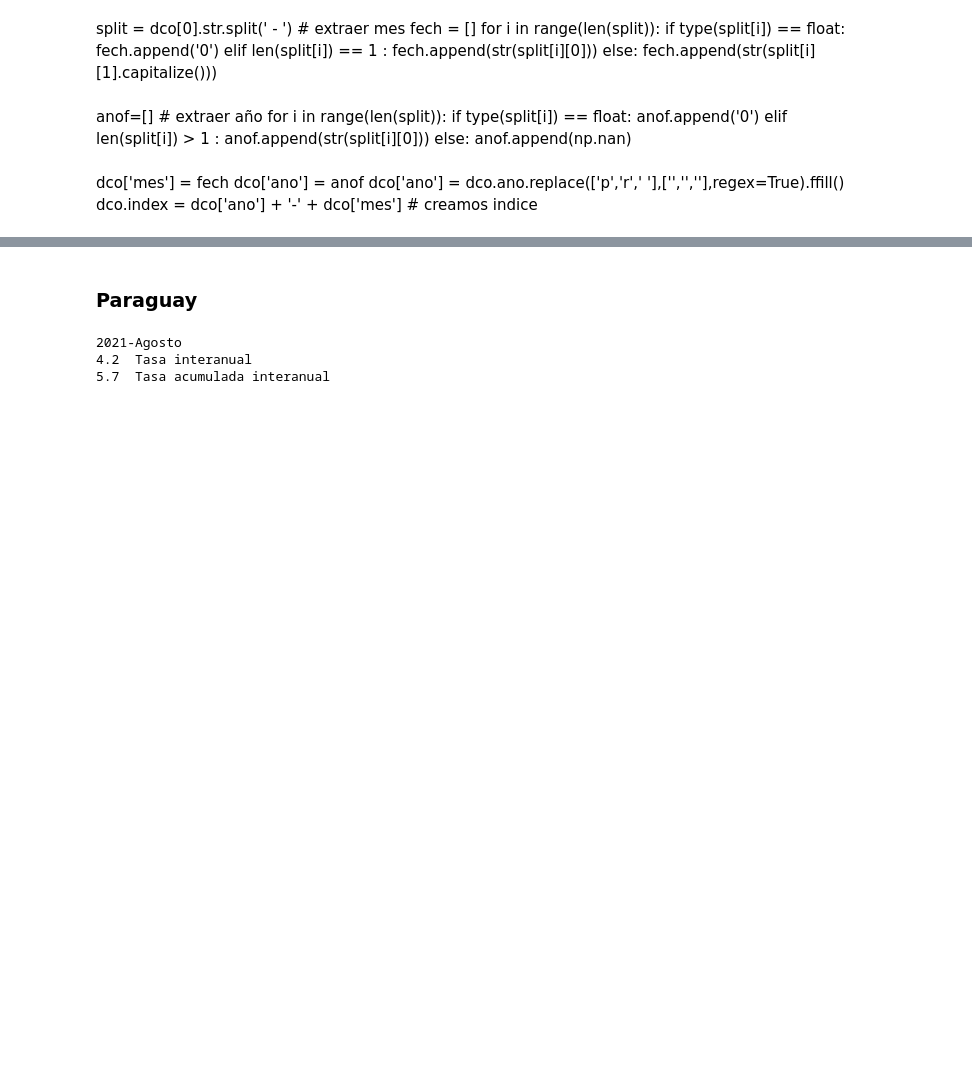
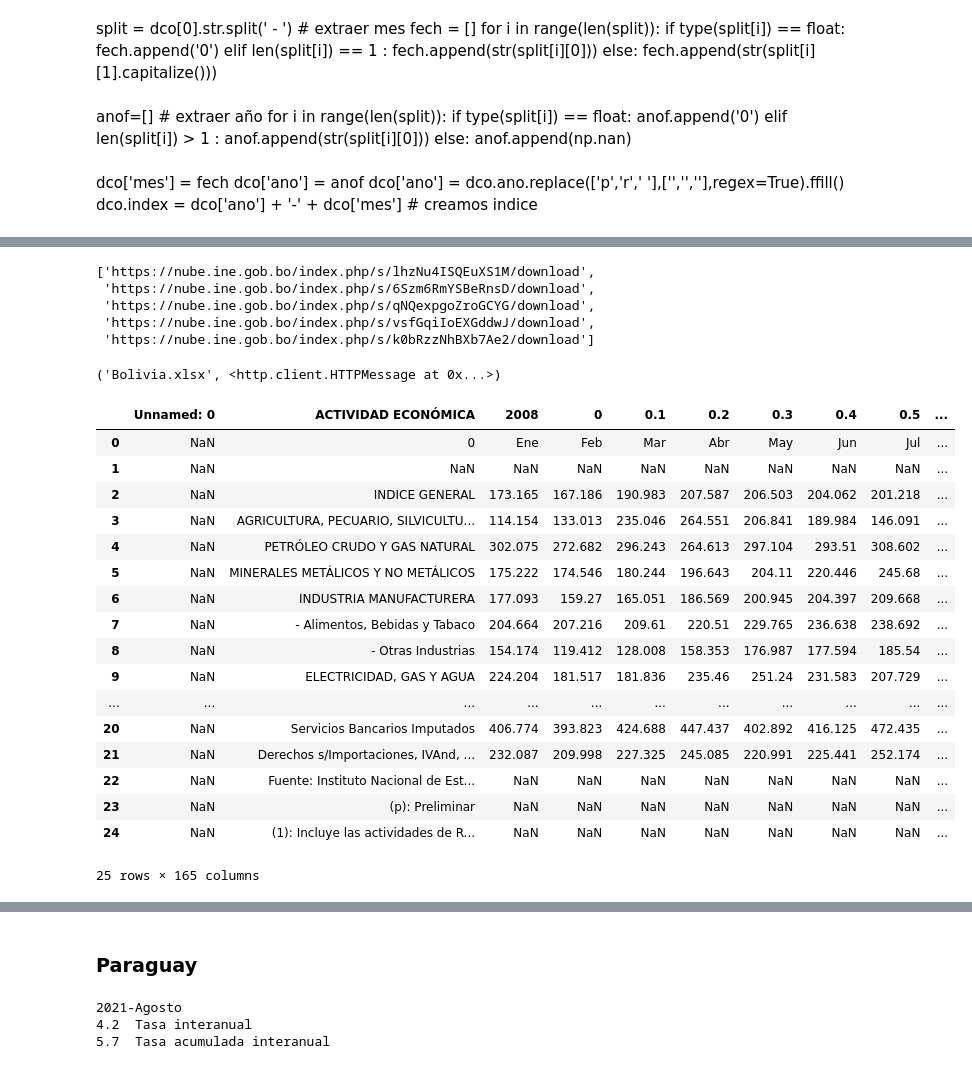
Before and after one commit to samyff12/LATAM, a Jupyter notebook: IMAE_LATAM.ipynb, the cells around one changed output, grey strips where cells are left out. Saved outputs shown, nothing was run; the diff lists cells and outputs as text; code cells hidden in the pictures; blank space fills up the shorter version.

```diff
--- a/IMAE_LATAM.ipynb
+++ b/IMAE_LATAM.ipynb
@@ -498,0 +516,38 @@ dco.index = dco['ano'] + '-' + dco['mes'] # creamos indice
+# %%
+soupbol = BeautifulSoup(page,'lxml')
+links = [a['href'] for a in soupbol.select("a[href*=nube.ine.gob.bo/index.php]")] # extraemos links que contengan nube.ine.gob
+ # ultimos link disponibles
+links # IGAE por actividad economica es el segundo
+# %% [output]
+['https://nube.ine.gob.bo/index.php/s/lhzNu4ISQEuXS1M/download',
+ 'https://nube.ine.gob.bo/index.php/s/6Szm6RmYSBeRnsD/download',
+ 'https://nube.ine.gob.bo/index.php/s/qNQexpgoZroGCYG/download',
+ 'https://nube.ine.gob.bo/index.php/s/vsfGqiIoEXGddwJ/download',
+ 'https://nube.ine.gob.bo/index.php/s/k0bRzzNhBXb7Ae2/download']
+# %%
+urllib2.urlretrieve(links[1], "Bolivia.xlsx")
+#https://nube.ine.gob.bo/index.php/s/6Szm6RmYSBeRnsD/download
+# %% [output]
+('Bolivia.xlsx', <http.client.HTTPMessage at 0x...>)
+# %%
+df = pd.read_excel('Bolivia.xlsx',header=12)
+df
+# %% [output]
+|  | Unnamed: 0 | ACTIVIDAD ECONÓMICA | 2008 | 0 | 0.1 | 0.2 | 0.3 | 0.4 | 0.5 | ... |
+| 0 | NaN | 0 | Ene | Feb | Mar | Abr | May | Jun | Jul | ... |
+| 1 | NaN | NaN | NaN | NaN | NaN | NaN | NaN | NaN | NaN | ... |
+| 2 | NaN | INDICE GENERAL | 173.165 | 167.186 | 190.983 | 207.587 | 206.503 | 204.062 | 201.218 | ... |
+| 3 | NaN | AGRICULTURA, PECUARIO, SILVICULTU... | 114.154 | 133.013 | 235.046 | 264.551 | 206.841 | 189.984 | 146.091 | ... |
+| 4 | NaN | PETRÓLEO CRUDO Y GAS NATURAL | 302.075 | 272.682 | 296.243 | 264.613 | 297.104 | 293.51 | 308.602 | ... |
+| 5 | NaN | MINERALES METÁLICOS Y NO METÁLICOS | 175.222 | 174.546 | 180.244 | 196.643 | 204.11 | 220.446 | 245.68 | ... |
+| 6 | NaN | INDUSTRIA MANUFACTURERA | 177.093 | 159.27 | 165.051 | 186.569 | 200.945 | 204.397 | 209.668 | ... |
+| 7 | NaN | - Alimentos, Bebidas y Tabaco | 204.664 | 207.216 | 209.61 | 220.51 | 229.765 | 236.638 | 238.692 | ... |
+| 8 | NaN | - Otras Industrias | 154.174 | 119.412 | 128.008 | 158.353 | 176.987 | 177.594 | 185.54 | ... |
+| 9 | NaN | ELECTRICIDAD, GAS Y AGUA | 224.204 | 181.517 | 181.836 | 235.46 | 251.24 | 231.583 | 207.729 | ... |
+| ... | ... | ... | ... | ... | ... | ... | ... | ... | ... | ... |
+| 20 | NaN | Servicios Bancarios Imputados | 406.774 | 393.823 | 424.688 | 447.437 | 402.892 | 416.125 | 472.435 | ... |
+| 21 | NaN | Derechos s/Importaciones, IVAnd, ... | 232.087 | 209.998 | 227.325 | 245.085 | 220.991 | 225.441 | 252.174 | ... |
+| 22 | NaN | Fuente: Instituto Nacional de Est... | NaN | NaN | NaN | NaN | NaN | NaN | NaN | ... |
+| 23 | NaN | (p): Preliminar | NaN | NaN | NaN | NaN | NaN | NaN | NaN | ... |
+| 24 | NaN | (1): Incluye las actividades de R... | NaN | NaN | NaN | NaN | NaN | NaN | NaN | ... |
+25 rows × 165 columns
```
Also changed, not shown: parts of 13 cells of this notebook.
